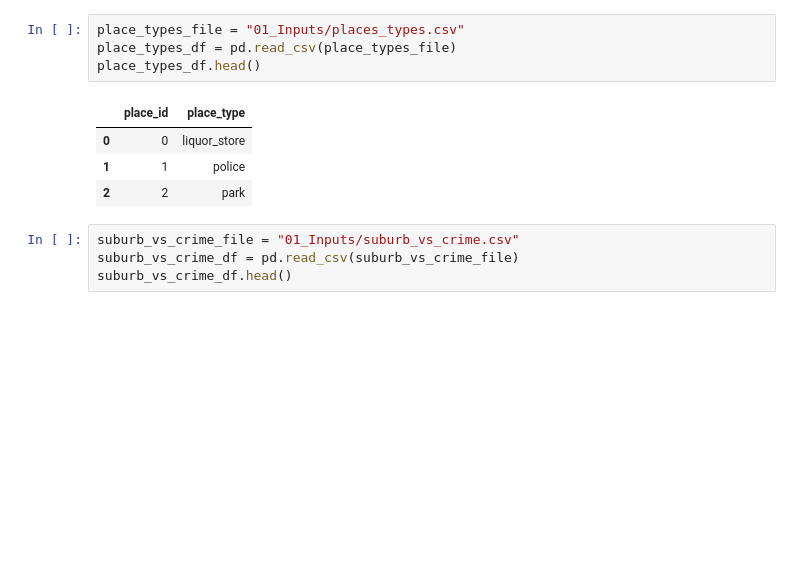
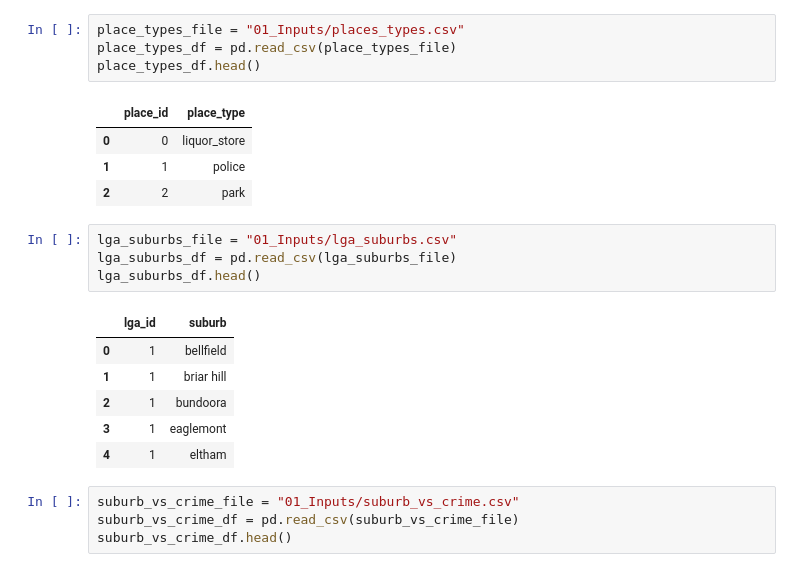
Before and after one commit to jMacProd/ETL-to-PostgreSQL, a Jupyter notebook: 004_Load_SQL/01_load_SQL.ipynb, the cells around one changed output. Saved outputs shown, nothing was run; the diff lists cells and outputs as text; blank space fills up the shorter version.

```diff
--- a/004_Load_SQL/01_load_SQL.ipynb
+++ b/004_Load_SQL/01_load_SQL.ipynb
@@ -83,6 +119,17 @@ place_types_df.head()
 | 0 | 0 | liquor_store |
 | 1 | 1 | police |
 | 2 | 2 | park |
+# %%
+lga_suburbs_file = "01_Inputs/lga_suburbs.csv"
+lga_suburbs_df = pd.read_csv(lga_suburbs_file)
+lga_suburbs_df.head()
+# %% [output]
+|  | lga_id | suburb |
+| 0 | 1 | bellfield |
+| 1 | 1 | briar hill |
+| 2 | 1 | bundoora |
+| 3 | 1 | eaglemont |
+| 4 | 1 | eltham |
 # %%
 suburb_vs_crime_file = "01_Inputs/suburb_vs_crime.csv"
 suburb_vs_crime_df = pd.read_csv(suburb_vs_crime_file)
```
Also changed, not shown: parts of 22 cells of this notebook, 2 other files.
